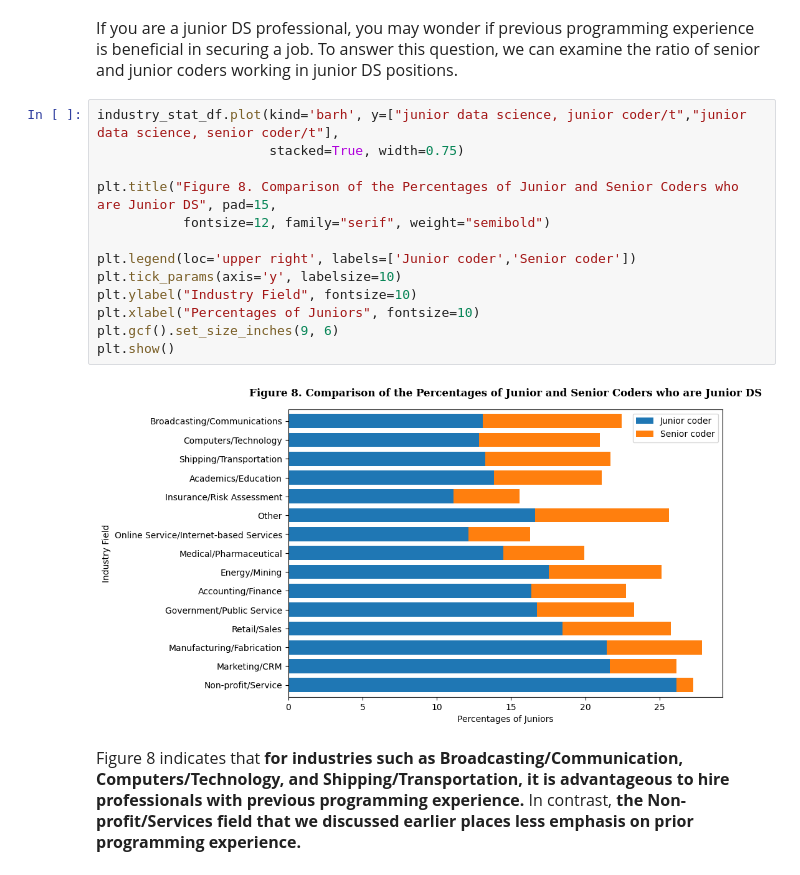
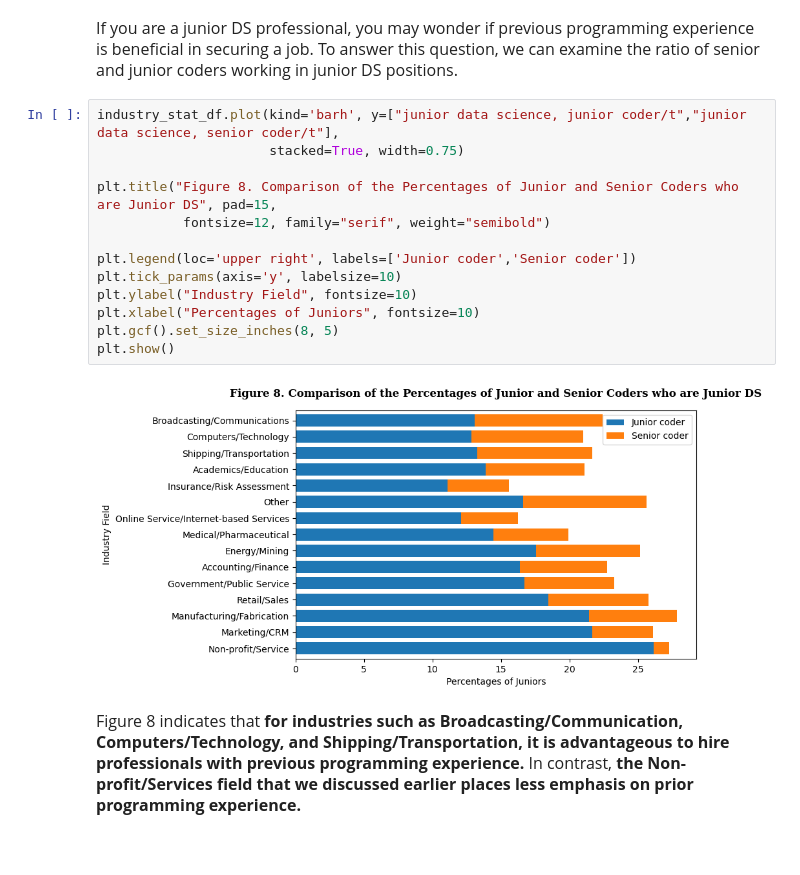
Before and after one commit to hadis-raad/newcomers_in_ds, a Jupyter notebook: notebook1937c1ae19.ipynb, the cells around one changed output. Cells and saved outputs as stored; diff of their text form; blank space fills up the shorter version.

```diff
--- a/notebook1937c1ae19.ipynb
+++ b/notebook1937c1ae19.ipynb
@@ -449,18 +449,18 @@ plt.show()
 # %%
 industry_stat_df.plot(kind='barh', y=["junior data science, junior coder/t","junior data science, senior coder/t"],
                       stacked=True, width=0.75)
 
 plt.title("Figure 8. Comparison of the Percentages of Junior and Senior Coders who are Junior DS", pad=15,
            fontsize=12, family="serif", weight="semibold")
 
 plt.legend(loc='upper right', labels=['Junior coder','Senior coder'])
 plt.tick_params(axis='y', labelsize=10)
 plt.ylabel("Industry Field", fontsize=10)
 plt.xlabel("Percentages of Juniors", fontsize=10)
-plt.gcf().set_size_inches(9, 6)
+plt.gcf().set_size_inches(8, 5)
 plt.show()
 # %% [output]
-[figure, old version]
+[figure, new version]
 # %% [markdown]
 <font size=3>Figure 8 indicates that <b>for industries such as Broadcasting/Communication, Computers/Technology, and Shipping/Transportation, it is advantageous to hire professionals with previous programming experience.</b> In contrast, <b>the Non-profit/Services field that we discussed earlier places less emphasis on prior programming experience.</b></font>
 # %% [markdown]
```
Also changed, not shown: parts of 3 cells of this notebook.
